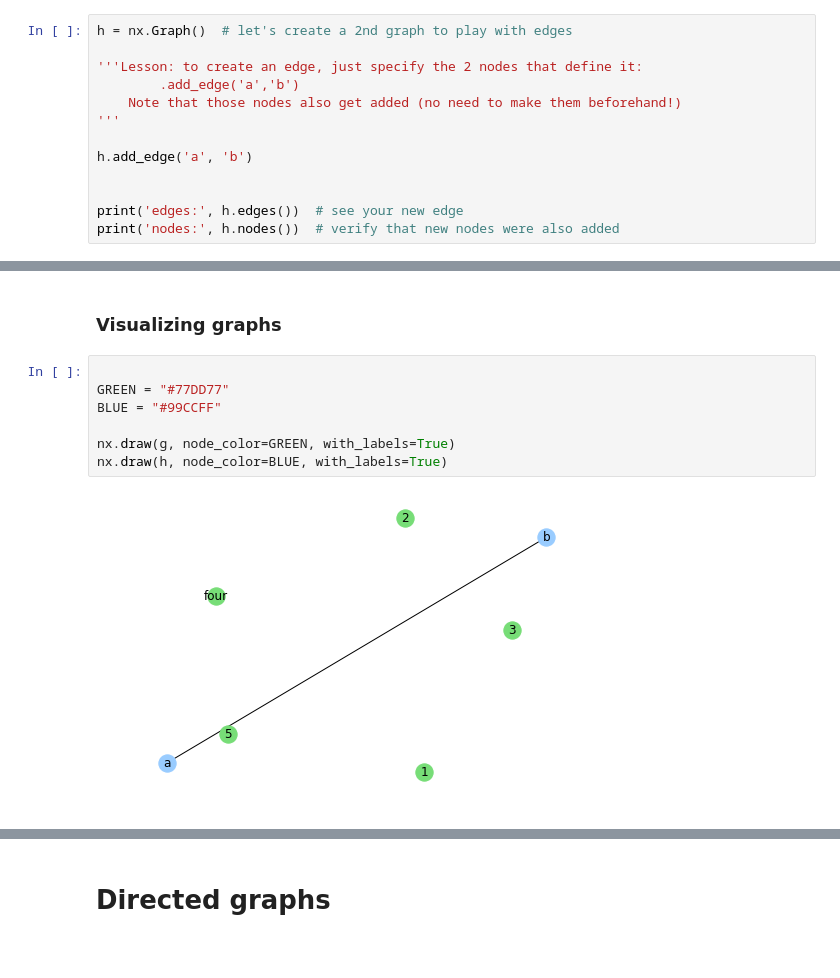
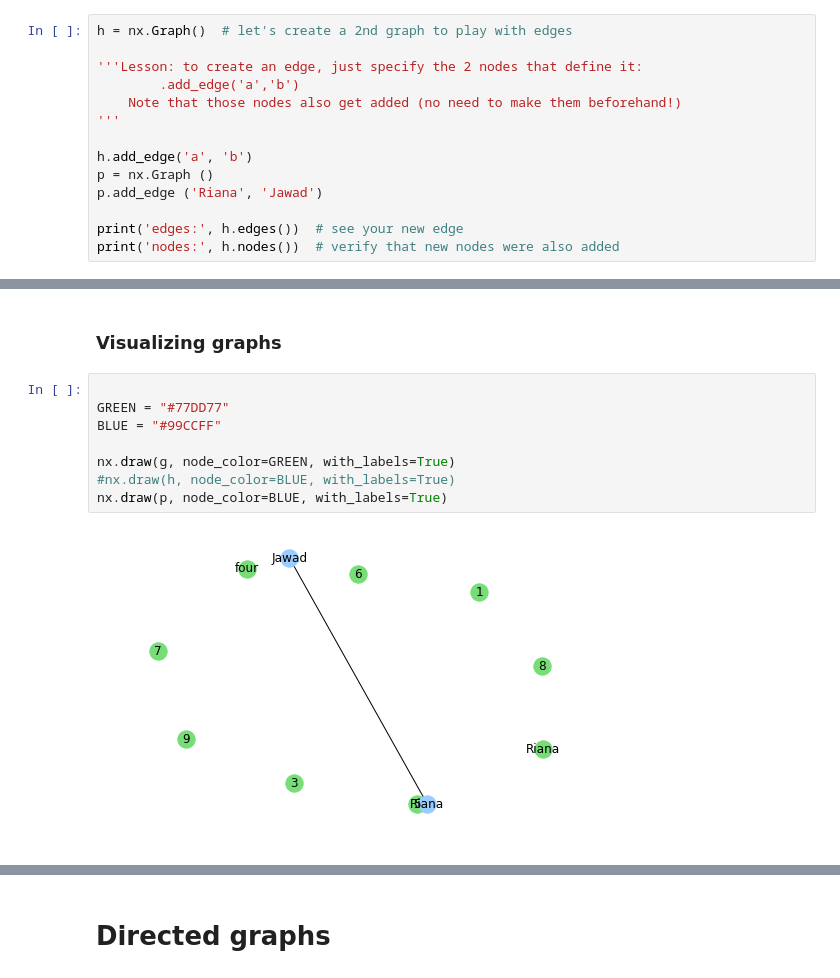
Before and after one commit to rianatanzen068/ce599, a Jupyter notebook: 12-Networks/Networks.ipynb, the cells around one changed output, grey strips where cells are left out. Drawn from its saved outputs; the diff is of its cells as text.

```diff
--- a/12-Networks/Networks.ipynb
+++ b/12-Networks/Networks.ipynb
@@ -78,7 +79,8 @@ h = nx.Graph()  # let's create a 2nd graph to play with edges
 '''
 
 h.add_edge('a', 'b')
-
+p = nx.Graph ()
+p.add_edge ('Riana', 'Jawad')
 
 print('edges:', h.edges())  # see your new edge
 print('nodes:', h.nodes())  # verify that new nodes were also added
@@ -90,12 +92,13 @@ nodes: ['a', 'b']
 # %%
 
 GREEN = "#77DD77"
 BLUE = "#99CCFF"
 
 nx.draw(g, node_color=GREEN, with_labels=True)
-nx.draw(h, node_color=BLUE, with_labels=True)
+#nx.draw(h, node_color=BLUE, with_labels=True)
+nx.draw(p, node_color=BLUE, with_labels=True)
 # %% [output]
-[figure, old version]
+[figure, new version]
 # %% [markdown]
 #### How would you create the following graph?
 
```
Also changed, not shown: parts of 32 cells of this notebook, 4 other files.
